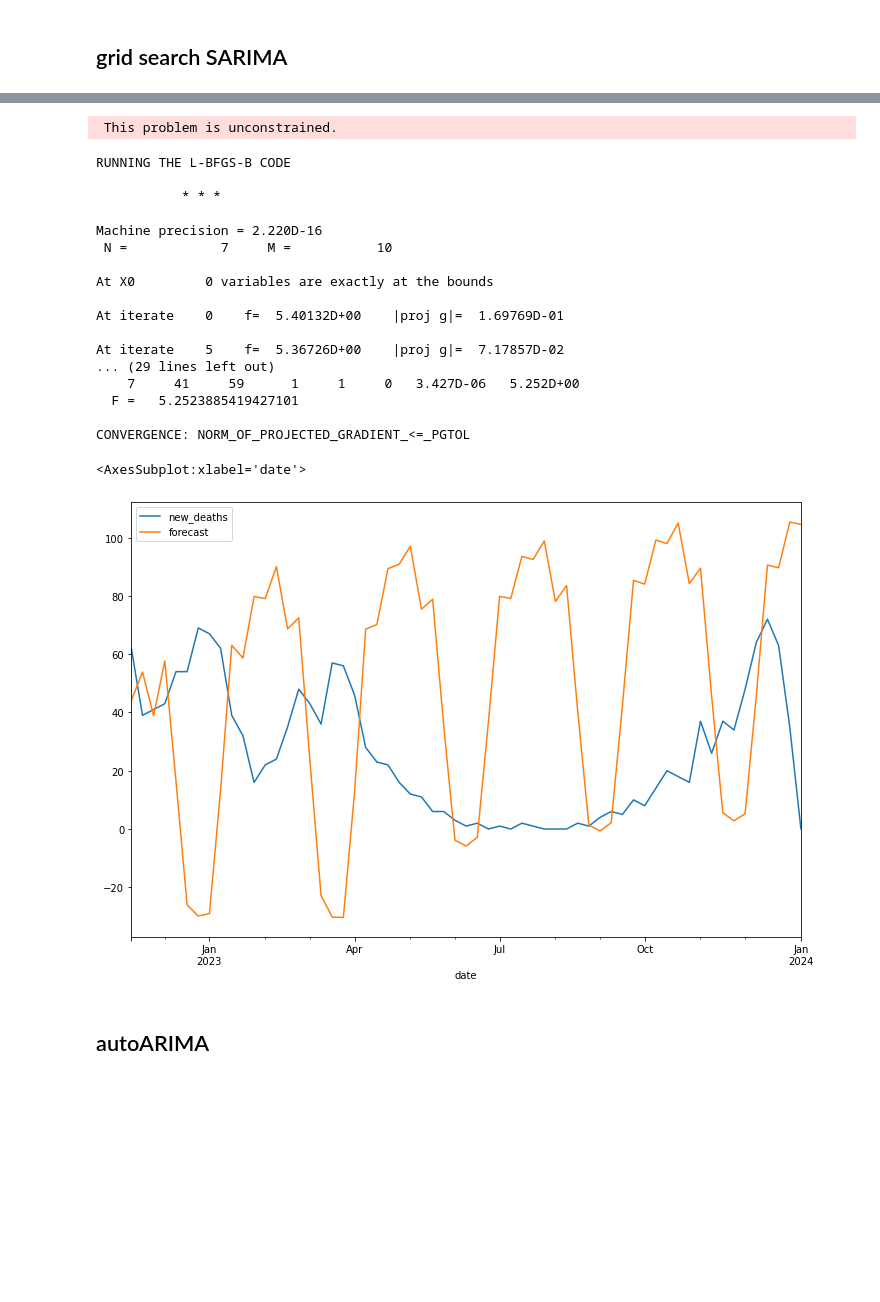
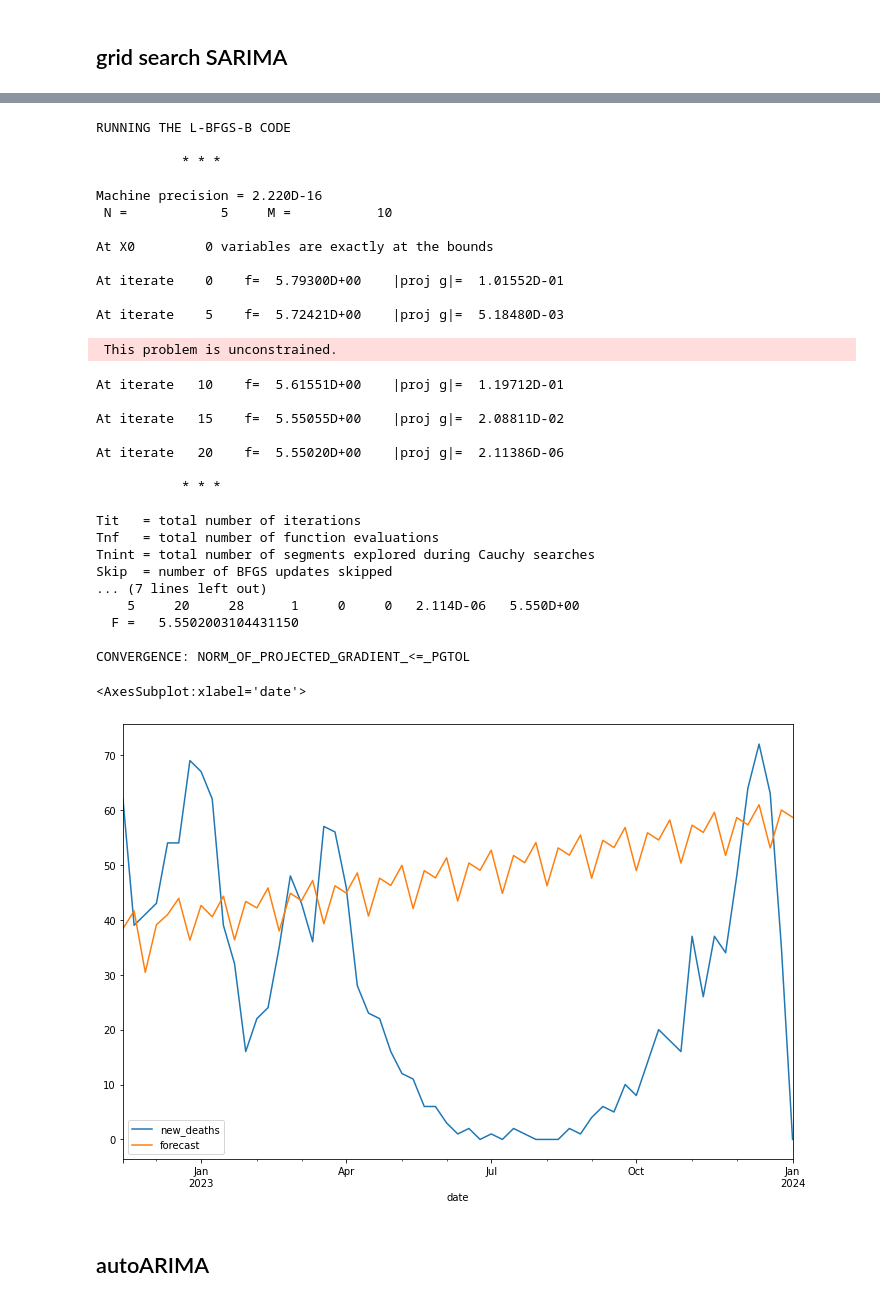
Before and after one commit to y-ginther/DS-Capstone, a Jupyter notebook: ARIMA_c.ipynb, the cells around one changed output, grey strips where cells are left out. Cells and saved outputs as stored; diff of their text form; code cells hidden in the pictures; blank space fills up the shorter version.

```diff
--- a/ARIMA_c.ipynb
+++ b/ARIMA_c.ipynb
@@ -2488,28 +2516,40 @@ df_results
 # %%
-model=sm.tsa.statespace.SARIMAX(czechia_train['new_deaths'],order=(2, 1, 1),seasonal_order=(2,1,1,12))
+model=sm.tsa.statespace.SARIMAX(czechia_train['new_deaths'],order=(1, 1, 1),seasonal_order=(1,1,1,4))
 results=model.fit()
 czechia_test['forecast']=results.predict(start=141,end=202,dynamic=True)
 czechia_test[['new_deaths','forecast']].plot(figsize=(12,8))
 # %% [output]
- This problem is unconstrained.
+RUNNING THE L-BFGS-B CODE
+
+           * * *
+
+Machine precision = 2.220D-16
+ N =            5     M =           10
+
+At X0         0 variables are exactly at the bounds
+
+At iterate    0    f=  5.79300D+00    |proj g|=  1.01552D-01
+
+At iterate    5    f=  5.72421D+00    |proj g|=  5.18480D-03
-RUNNING THE L-BFGS-B CODE
-
-           * * *
-
-Machine precision = 2.220D-16
- N =            7     M =           10
-
-At X0         0 variables are exactly at the bounds
-
-At iterate    0    f=  5.40132D+00    |proj g|=  1.69769D-01
-
-At iterate    5    f=  5.36726D+00    |proj g|=  7.17857D-02
-... (29 lines left out)
-    7     41     59      1     1     0   3.427D-06   5.252D+00
-  F =   5.2523885419427101
-
-CONVERGENCE: NORM_OF_PROJECTED_GRADIENT_<=_PGTOL
+ This problem is unconstrained.
-<AxesSubplot:xlabel='date'>
+At iterate   10    f=  5.61551D+00    |proj g|=  1.19712D-01
+
+At iterate   15    f=  5.55055D+00    |proj g|=  2.08811D-02
+
+At iterate   20    f=  5.55020D+00    |proj g|=  2.11386D-06
+
+           * * *
+
+Tit   = total number of iterations
+Tnf   = total number of function evaluations
+Tnint = total number of segments explored during Cauchy searches
+Skip  = number of BFGS updates skipped
+... (7 lines left out)
+    5     20     28      1     0     0   2.114D-06   5.550D+00
+  F =   5.5502003104431150
+
+CONVERGENCE: NORM_OF_PROJECTED_GRADIENT_<=_PGTOL
+<AxesSubplot:xlabel='date'>
-[figure, old version]
+[figure, new version]
 # %%
 mae = mean_absolute_error(czechia_test['new_deaths'], czechia_test['forecast'])
```
Also changed, not shown: parts of 108 cells of this notebook.
